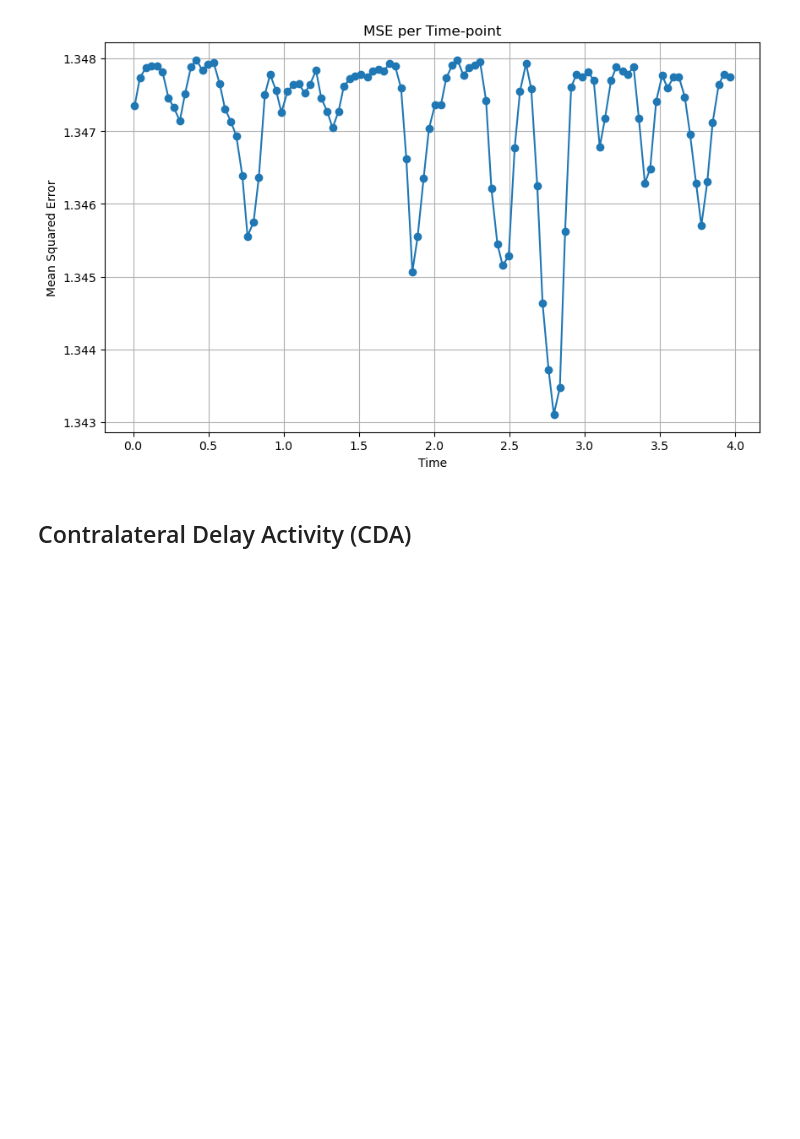
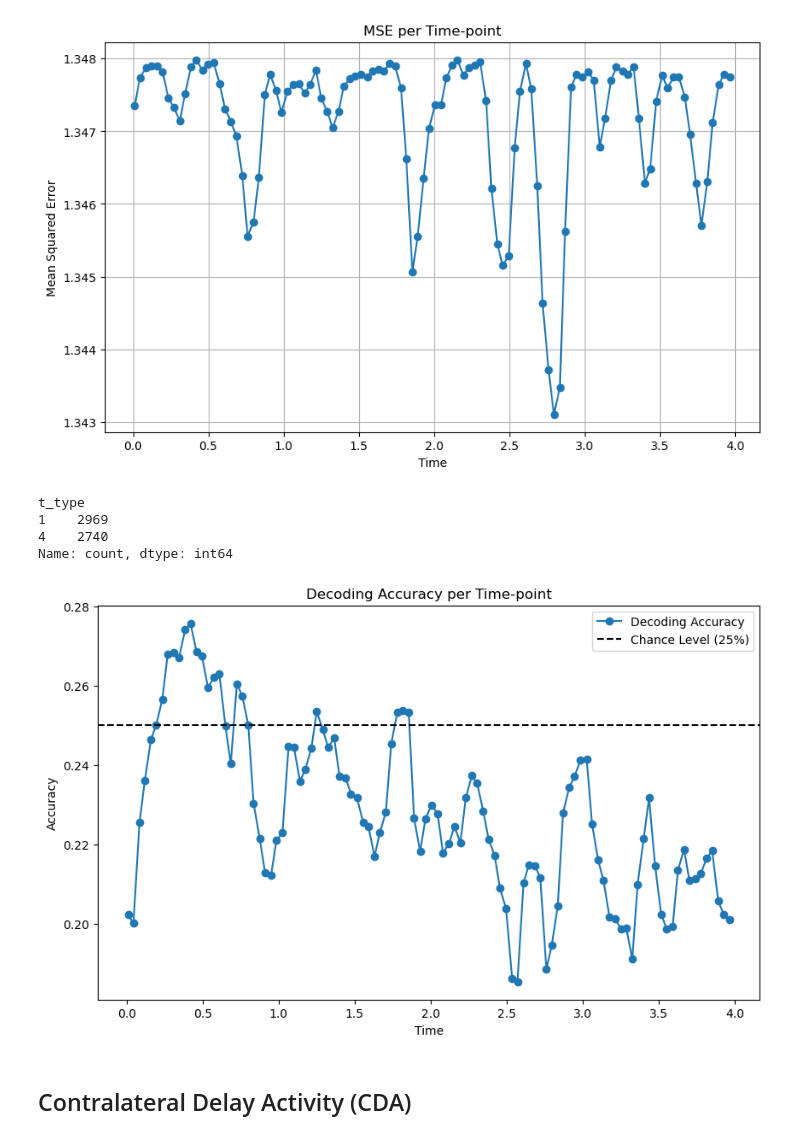
Before and after one commit to mindemory/mgs_stimul, a Jupyter notebook: mgsAnalysis/analysisEEG/run_analysis.ipynb, the cells around one changed output. Drawn from its saved outputs; the diff is of its cells as text; code cells hidden in the pictures; blank space fills up the shorter version.

```diff
--- a/mgsAnalysis/analysisEEG/run_analysis.ipynb
+++ b/mgsAnalysis/analysisEEG/run_analysis.ipynb
@@ -25,8 +25,8 @@ p['analysis'] = p['datd'] + '/analysis'
 p['EEGfiles'] = p['datd'] + '/EEGfiles'
 p['meta'] = p['analysis'] + '/meta_analysis'
 p['df_fname'] = os.path.join(p['meta'], 'calib_filtered.csv')
-p['ALI_evoked'] = os.path.join(p['EEGfiles'], 'ALI_evoked.mat')
-p['ALI_induced'] = os.path.join(p['EEGfiles'], 'ALI_induced.mat')
+p['ALI_evoked'] = os.path.join(p['EEGfiles'], 'ALI_evoked_basecorr1.mat')
+p['ALI_induced'] = os.path.join(p['EEGfiles'], 'ALI_induced_basecorr1.mat')
 p['mCDA'] = os.path.join(p['EEGfiles'], 'CDA.mat')
 p['training_data'] = os.path.join(p['EEGfiles'], 'training_data.npy')
 # Load up summary meta-data
@@ -258,0 +300,21 @@ plt.show()
+# %%
+y.value_counts()
+# %% [output]
+t_type
+1    2969
+4    2740
+Name: count, dtype: int64
+# %%
+time_array_relevant = time_array[tidx]
+
+plt.figure(figsize=(10, 6))
+plt.plot(time_array_relevant, accuracy_per_timepoint, marker='o', label='Decoding Accuracy')
+plt.axhline(y=0.25, color='k', linestyle='--', label='Chance Level (25%)')
+plt.xlabel('Time')
+plt.ylabel('Accuracy')
+plt.title('Decoding Accuracy per Time-point')
+plt.legend()
+plt.grid(False)
+plt.show()
+# %% [output]
+[figure, added]
```
Also changed, not shown: parts of 5 cells of this notebook.
